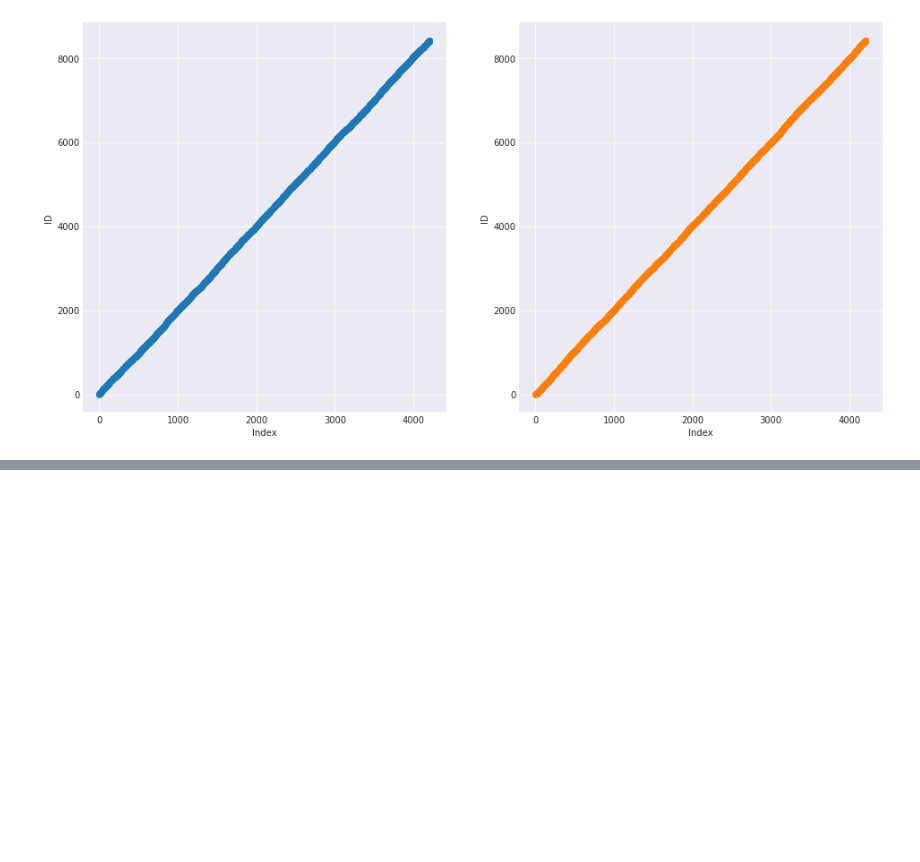
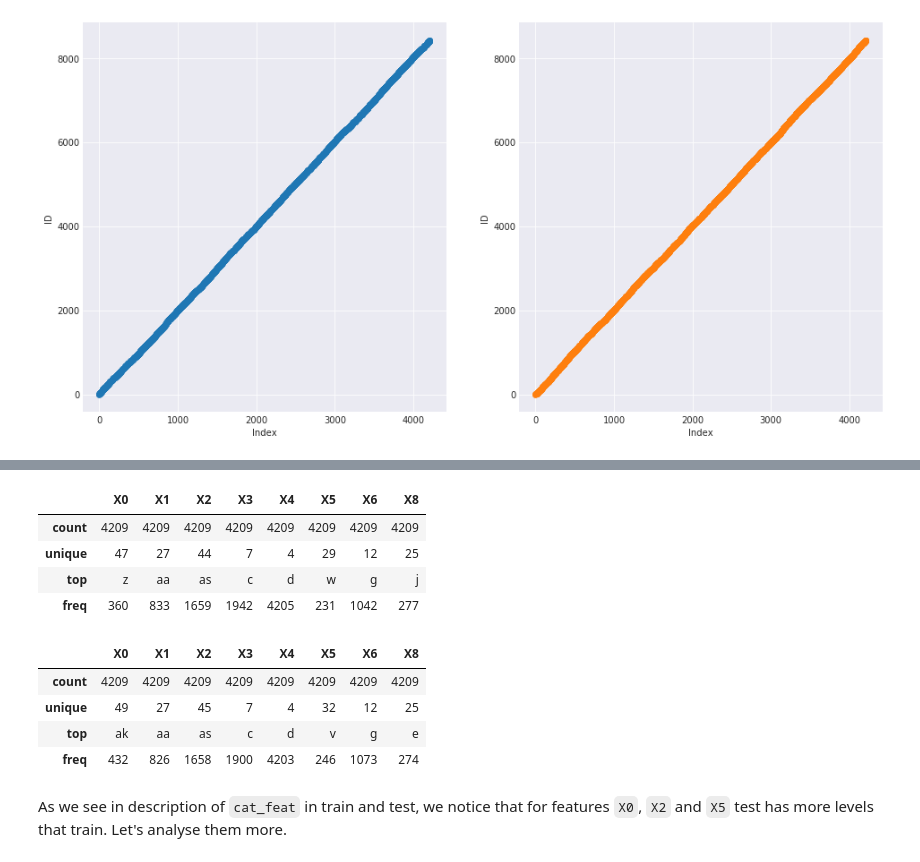
Before and after one commit to skakshay/Merc-Benz-Manufacturing, a Jupyter notebook: nb1.ipynb, the cells around one changed output, grey strips where cells are left out. Saved outputs shown, nothing was run; the diff lists cells and outputs as text; code cells hidden in the pictures; blank space fills up the shorter version.

```diff
--- a/nb1.ipynb
+++ b/nb1.ipynb
@@ -348,0 +371,16 @@ Here we have tried Label encoding our categories, later we can also try one hot
+# %%
+train[cat_feat].describe()
+test[cat_feat].describe()
+# %% [output]
+|  | X0 | X1 | X2 | X3 | X4 | X5 | X6 | X8 |
+| count | 4209 | 4209 | 4209 | 4209 | 4209 | 4209 | 4209 | 4209 |
+| unique | 47 | 27 | 44 | 7 | 4 | 29 | 12 | 25 |
+| top | z | aa | as | c | d | w | g | j |
+| freq | 360 | 833 | 1659 | 1942 | 4205 | 231 | 1042 | 277 |
+|  | X0 | X1 | X2 | X3 | X4 | X5 | X6 | X8 |
+| count | 4209 | 4209 | 4209 | 4209 | 4209 | 4209 | 4209 | 4209 |
+| unique | 49 | 27 | 45 | 7 | 4 | 32 | 12 | 25 |
+| top | ak | aa | as | c | d | v | g | e |
+| freq | 432 | 826 | 1658 | 1900 | 4203 | 246 | 1073 | 274 |
+# %% [markdown]
+As we see in description of `cat_feat` in train and test, we notice that for features `X0`, `X2` and `X5` test has more levels that train. Let's analyse them more.
```
Also changed, not shown: parts of 20 cells of this notebook.
